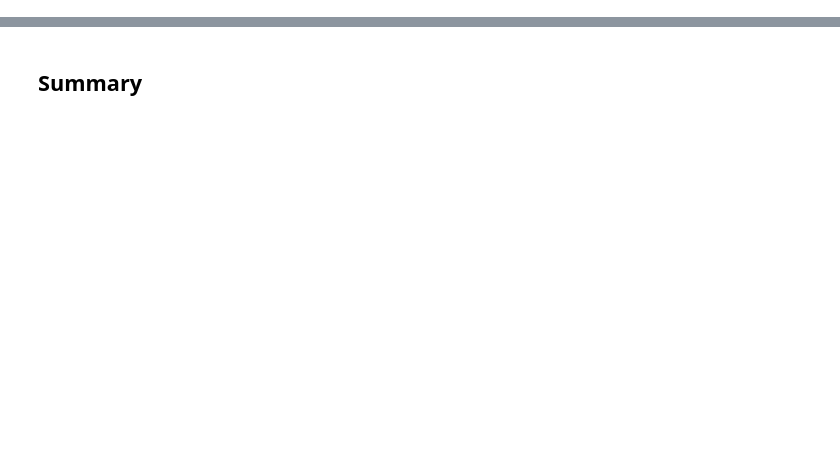
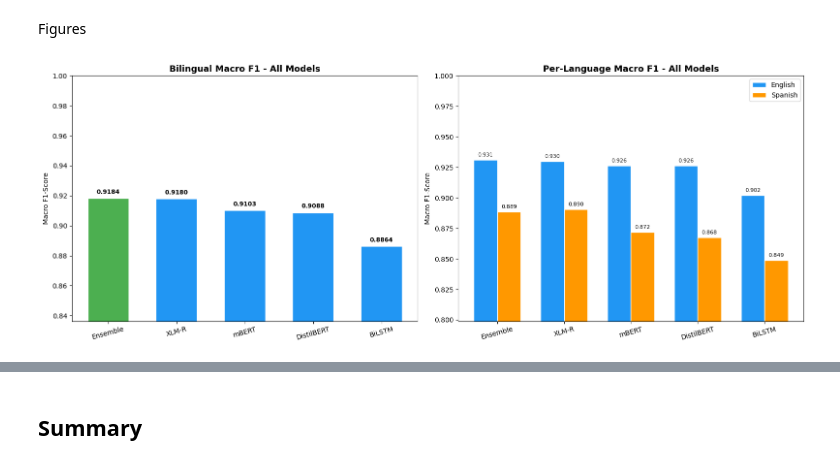
Before and after one commit to YusrahS/Cyberbullying-Detection-in-Bilingual-English-Spanish-Text-A-Comparative-Study-, a Jupyter notebook: Notebooks/Notebook_6_Ensemble (1).ipynb, the cells around one changed output, grey strips where cells are left out. Saved outputs shown, nothing was run; the diff lists cells and outputs as text; code cells hidden in the pictures; blank space fills up the shorter version.

```diff
--- a/Notebooks/Notebook_6_Ensemble (1).ipynb
+++ b/Notebooks/Notebook_6_Ensemble (1).ipynb
@@ -390,0 +259,14 @@ Next: use bilingual_test_with_all_predictions.csv for error analysis (Notebook 7
+# %%
+rows =[]
+for m in ['bilstm', 'distilbert', 'mbert', 'xlmr', 'beto']:
+    for key, direction in [('e2s', 'EN→ES'), ('s2e', 'ES→EN')]:
+        met=read_metrics(TAGS[key].format(m=m))
+        if met:
+            rows.append({'Model':LABELS[m], 'Direction': direction,'Macro F1':met['f1'],'Non-abusive recall': met['nonab'],'Abusive recall': met['ab']})
+
+recall_df =pd.DataFrame(rows).sort_values(['Direction', 'Macro F1'])
+recall_df.to_csv(f'{RES}/cross_lingual_per_class_recall.csv',index=False)
+print(recall_df.to_string(index=False))
+
+recall_df['Favours'] = np.where(recall_df['Non-abusive recall'] > recall_df['Abusive recall'],'non-abusive', 'abusive')
+print("\n" + recall_df.pivot(index='Model', columns='Direction', values='Favours').to_string())
@@ -390,0 +292,34 @@ Next: use bilingual_test_with_all_predictions.csv for error analysis (Notebook 7
+# %% [markdown]
+Figures
+# %%
+plot_df =comparison_df.dropna(subset=['Bilingual F1'])
+fig,axes = plt.subplots(1, 2, figsize=(16, 6))
+ax=axes[0]
+colors =['#4CAF50' if m == 'Ensemble' else '#2196F3' for m in plot_df['Model']]
+bars=ax.bar(plot_df['Model'], plot_df['Bilingual F1'], color=colors,edgecolor='white', width=0.6)
+ax.set_title('Bilingual Macro F1 - All Models', fontsize=13, fontweight='bold')
+ax.set_ylabel('Macro F1-Score')
+lo =plot_df['Bilingual F1'].min()
+ax.set_ylim(max(0, lo - 0.05), 1.0)
+for b, s in zip(bars, plot_df['Bilingual F1']):
+    ax.text(b.get_x()+b.get_width() / 2, b.get_height() + 0.002,
+            f'{s:.4f}',ha='center', va='bottom', fontsize=9, fontweight='bold')
+ax.tick_params(axis='x',rotation=15)
+
+ax =axes[1]
+lang_df= plot_df.dropna(subset=['EN F1', 'ES F1'])
+x, w =np.arange(len(lang_df)), 0.35
+b1 =ax.bar(x - w / 2, lang_df['EN F1'], w, label='English', color='#2196F3', edgecolor='white')
+b2=ax.bar(x + w / 2, lang_df['ES F1'], w, label='Spanish',color='#FF9800', edgecolor='white')
+ax.set_title('Per-Language Macro F1 - All Models',fontsize=13, fontweight='bold')
+ax.set_ylabel('Macro F1-Score')
+ax.set_ylim(max(0, min(lang_df['ES F1'].min(), lang_df['EN F1'].min()) - 0.05), 1.0)
+ax.set_xticks(x); ax.set_xticklabels(lang_df['Model'], rotation=15); ax.legend()
+for b in list(b1) + list(b2):
+    ax.text(b.get_x() + b.get_width() / 2, b.get_height() + 0.002,
+            f'{b.get_height():.3f}',ha='center', va='bottom', fontsize=8)
+plt.tight_layout()
+plt.savefig(f'{FIG}/full_model_comparison.png', dpi=300, bbox_inches='tight')
+plt.show()
+# %% [output]
+[figure, added]
```
Also changed, not shown: parts of 41 cells of this notebook.
